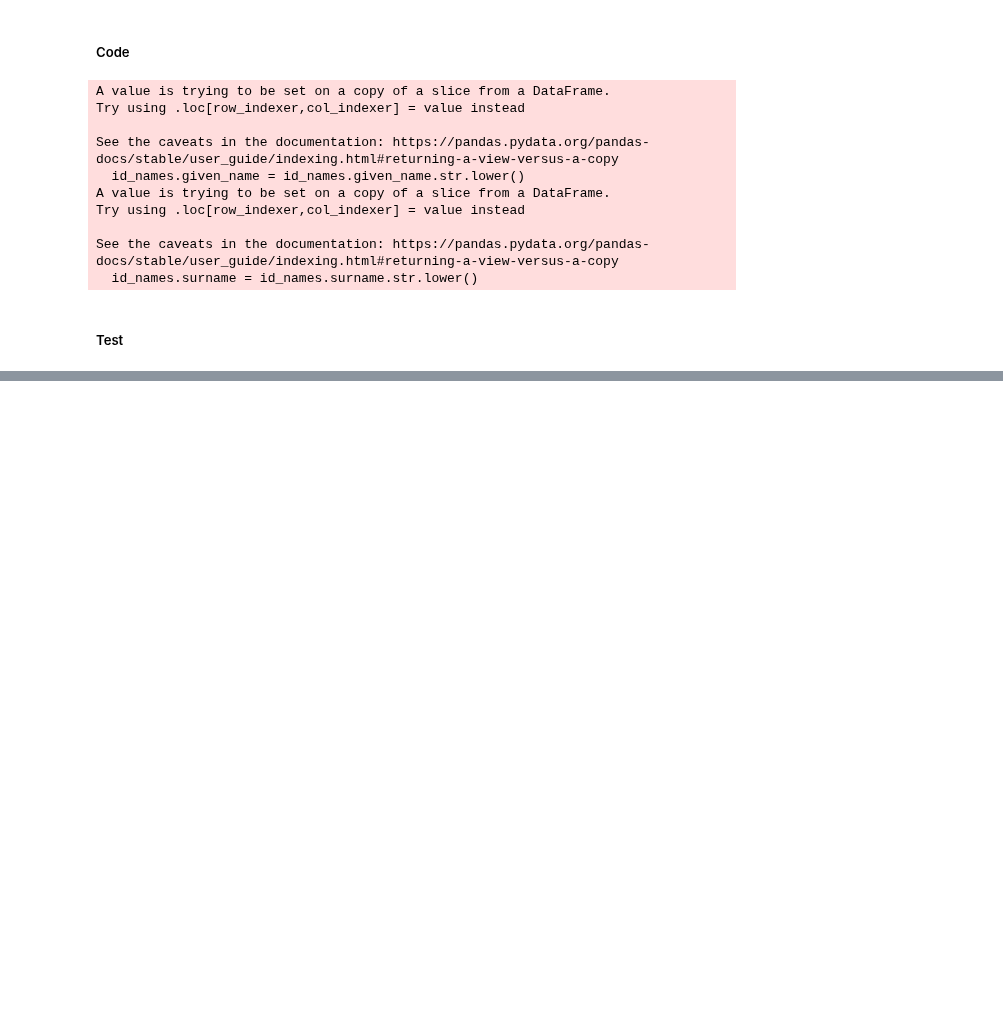
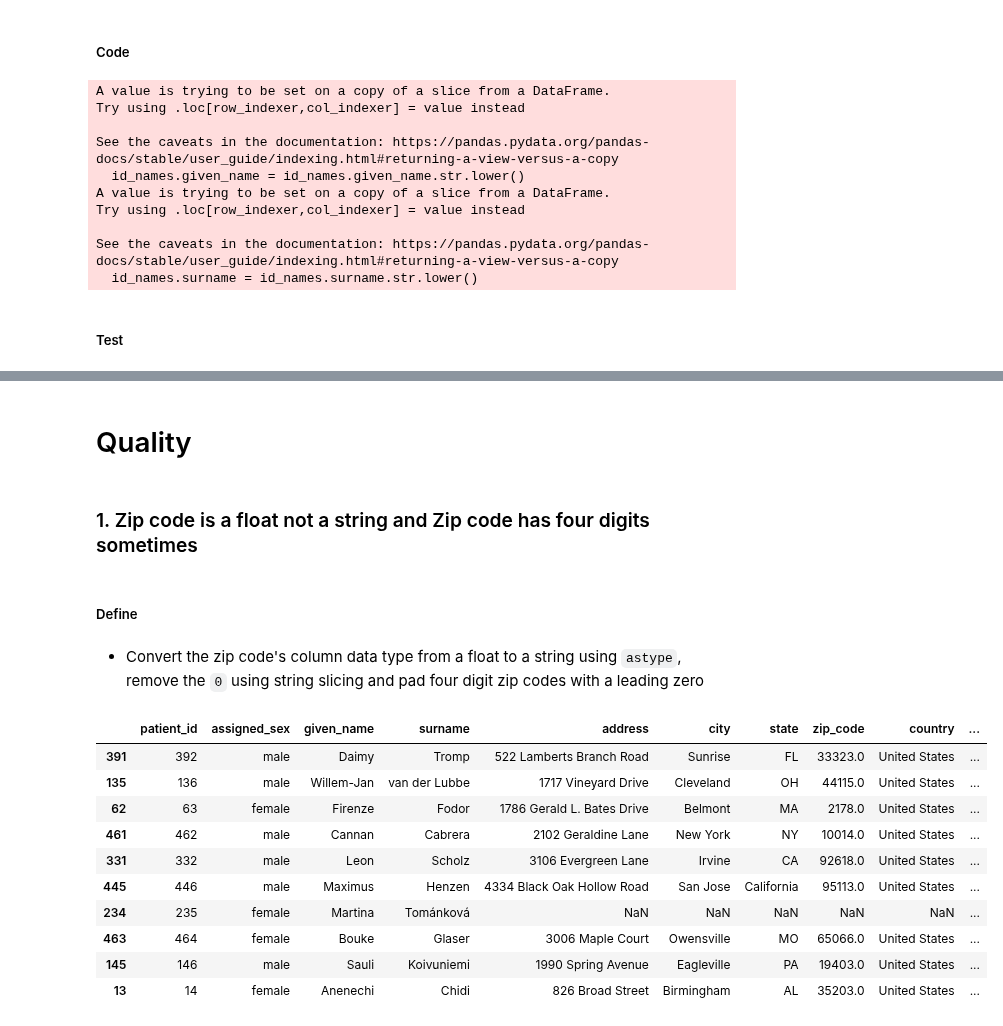
Before and after one commit to jumbamark/data_analysis, a Jupyter notebook: 3-data_wrangling/3-cleaning/cleaning_data.ipynb, the cells around one changed output, grey strips where cells are left out. Saved outputs shown, nothing was run; the diff lists cells and outputs as text; code cells hidden in the pictures; blank space fills up the shorter version.

```diff
--- a/3-data_wrangling/3-cleaning/cleaning_data.ipynb
+++ b/3-data_wrangling/3-cleaning/cleaning_data.ipynb
@@ -658,0 +694,22 @@ dtype: object
+# %% [markdown]
+# Quality
+# %% [markdown]
+### 1. Zip code is a float not a string and Zip code has four digits sometimes
+# %% [markdown]
+##### Define
+# %% [markdown]
+- Convert the zip code's column data type from a float to a string using `astype`, remove the `0` using string slicing and pad four digit zip codes with a leading zero
+# %%
+patients_clean.sample(10)
+# %% [output]
+|  | patient_id | assigned_sex | given_name | surname | address | city | state | zip_code | country | ... |
+| 391 | 392 | male | Daimy | Tromp | 522 Lamberts Branch Road | Sunrise | FL | 33323.0 | United States | ... |
+| 135 | 136 | male | Willem-Jan | van der Lubbe | 1717 Vineyard Drive | Cleveland | OH | 44115.0 | United States | ... |
+| 62 | 63 | female | Firenze | Fodor | 1786 Gerald L. Bates Drive | Belmont | MA | 2178.0 | United States | ... |
+| 461 | 462 | male | Cannan | Cabrera | 2102 Geraldine Lane | New York | NY | 10014.0 | United States | ... |
+| 331 | 332 | male | Leon | Scholz | 3106 Evergreen Lane | Irvine | CA | 92618.0 | United States | ... |
+| 445 | 446 | male | Maximus | Henzen | 4334 Black Oak Hollow Road | San Jose | California | 95113.0 | United States | ... |
+| 234 | 235 | female | Martina | Tománková | NaN | NaN | NaN | NaN | NaN | ... |
+| 463 | 464 | female | Bouke | Glaser | 3006 Maple Court | Owensville | MO | 65066.0 | United States | ... |
+| 145 | 146 | male | Sauli | Koivuniemi | 1990 Spring Avenue | Eagleville | PA | 19403.0 | United States | ... |
+| 13 | 14 | female | Anenechi | Chidi | 826 Broad Street | Birmingham | AL | 35203.0 | United States | ... |
```
Also changed, not shown: parts of 75 cells of this notebook.
